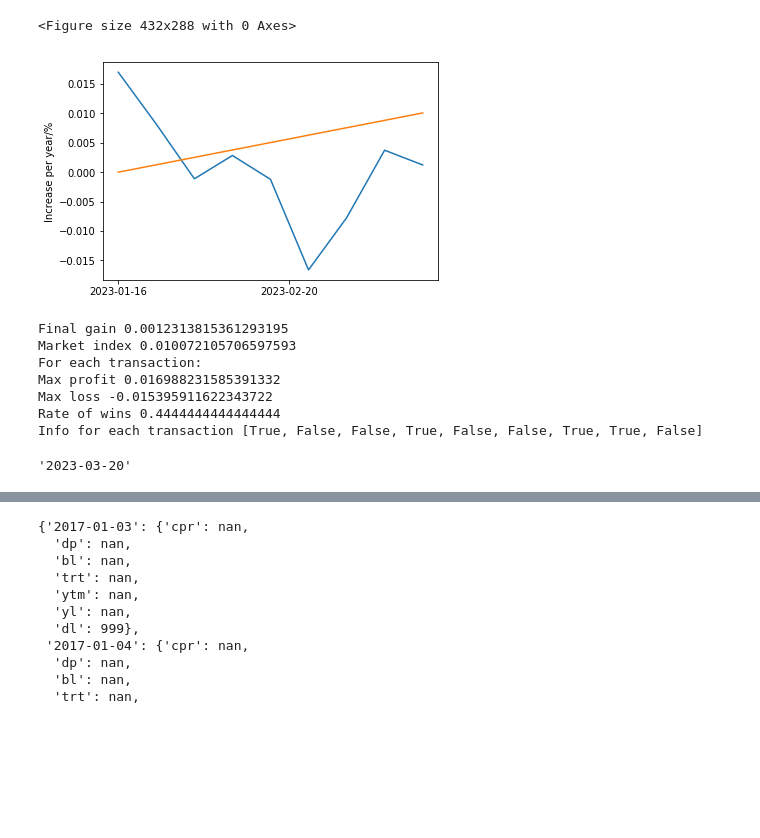
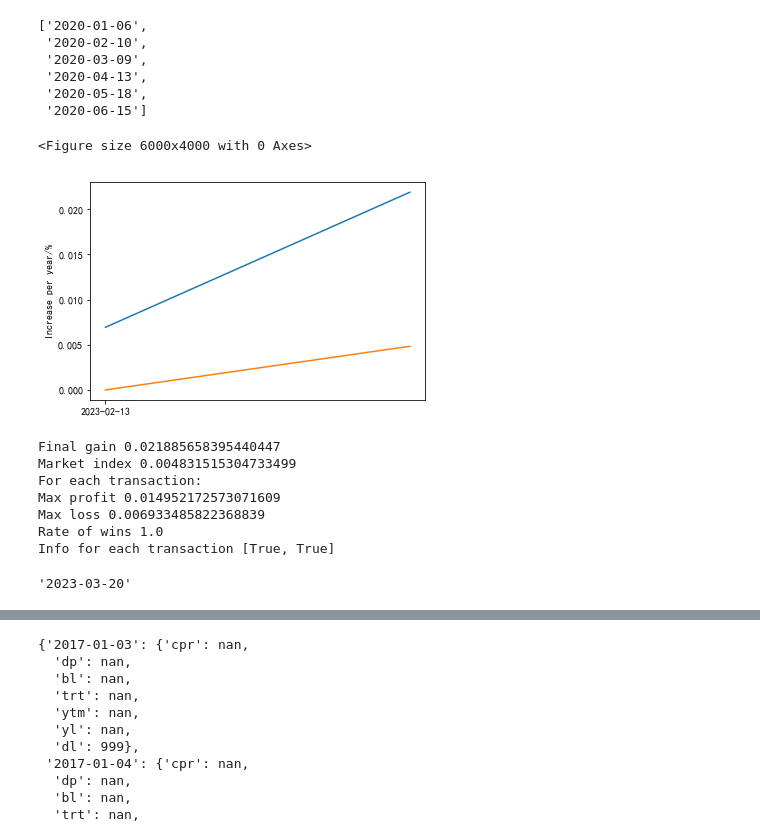
Before and after one commit to yts798/Convertible-Bond-Database, a Jupyter notebook: strategy/strategy.ipynb, the cells around one changed output, grey strips where cells are left out. Saved outputs shown, nothing was run; the diff lists cells and outputs as text; code cells hidden in the pictures; blank space fills up the shorter version.

```diff
--- a/strategy/strategy.ipynb
+++ b/strategy/strategy.ipynb
@@ -148,7 +148,8 @@ def all_profit(DTBS, days, ct, sel_ct, sel_dl, sel_num, sel_cd1, sel_nm1, sel_lo
 
 
 def plot_str(days, profit,tick_spacing = 4.5, market = DTBS['C']):
-    plt.figure()
+    plt.figure(dpi = 1000)
+
     fig, ax = plt.subplots(1,1)
     plt.plot(days[1:], profit)
     # ewi
@@ -162,11 +163,14 @@ def plot_str(days, profit,tick_spacing = 4.5, market = DTBS['C']):
     ax.xaxis.set_major_locator(ticker.MultipleLocator(tick_spacing))
     plt.ylabel('Increase per year/%')
     plt.show()
+
     print("Final gain", profit[-1])
     print("Market index", market_gain)
 
 def start(DTBS, days, ct, sel_ct, sel_dl, sel_num, sel_cd1, sel_nm1, sel_low1, sel_high1):
     profit, res = all_profit(DTBS, days, ct, sel_ct, sel_dl, sel_num, sel_cd1, sel_nm1, sel_low1, sel_high1)
+    ap.append(profit)
+    aw.append(profit)
     plot_str(days, profit)
     win_rt(res)
 
@@ -180,3 +184,19 @@ a2023 = sel_dts(DTBS['D'],'2023-01-01','2023-3-22','mon')
 a2020 = sel_dts(DTBS['D'],'2020-01-01','2020-12-31','mon')
 a2022 = sel_dts(DTBS['D'],'2022-01-01','2022-12-31','mon')
 a2021 = sel_dts(DTBS['D'],'2021-01-01','2021-12-31','mon')
+# %%
+def leap(ori, gap):
+    new = []
+    for i in range(len(ori)):
+        if i % gap == 0:
+            new.append(ori[i])
+    return new
+
+leap(f2020,1)
+# %% [output]
+['2020-01-06',
+ '2020-02-10',
+ '2020-03-09',
+ '2020-04-13',
+ '2020-05-18',
+ '2020-06-15']
@@ -183,17 +206,34 @@ a2021 = sel_dts(DTBS['D'],'2021-01-01','2021-12-31','mon')
 # %%
-start(DTBS, a2023, [], 0, 1, 5, 1, 'trt', 2, 10)
+start(DTBS, leap(a2023,4), [], 0, 1, 5, 1, 'trt', 2, 10)
 # %% [output]
-<Figure size 432x288 with 0 Axes>
+<Figure size 6000x4000 with 0 Axes>
-[figure, old version]
+[figure, new version]
-Final gain 0.0012313815361293195
-Market index 0.010072105706597593
+Final gain 0.021885658395440447
+Market index 0.004831515304733499
 For each transaction:
-Max profit 0.016988231585391332
-Max loss -0.015395911622343722
-Rate of wins 0.4444444444444444
-Info for each transaction [True, False, False, True, False, False, True, True, False]
+Max profit 0.014952172573071609
+Max loss 0.006933485822368839
+Rate of wins 1.0
+Info for each transaction [True, True]
-# %%
-s2020
-a2023[-1]
-# %% [output]
-'2023-03-20'
+# %%
+def plot_str(days, profit,tick_spacing = 4.5, market = DTBS['C']):
+    plt.figure(dpi = 1000)
+
+    fig, ax = plt.subplots(1,1)
+    plt.plot(days[1:], profit)
+    # ewi
+    i_x = [days[1], days[-1]]
+#     print(market['zi'][days[-1]], market['zi'][days[0]])
+
+    market_gain = (market['zi'][days[-1]]-market['zi'][days[0]])/(market['zi'][days[0]])
+    i_y = [0, market_gain]
+    plt.plot(i_x, i_y)
+
+    ax.xaxis.set_major_locator(ticker.MultipleLocator(tick_spacing))
+    plt.ylabel('Increase per year/%')
+    plt.show()
+
+    print("Final gain", profit[-1])
+    print("Market index", market_gain)
+# %% [output]
+'2023-03-20'
```
Also changed, not shown: parts of 3 cells of this notebook, 26 other files.
